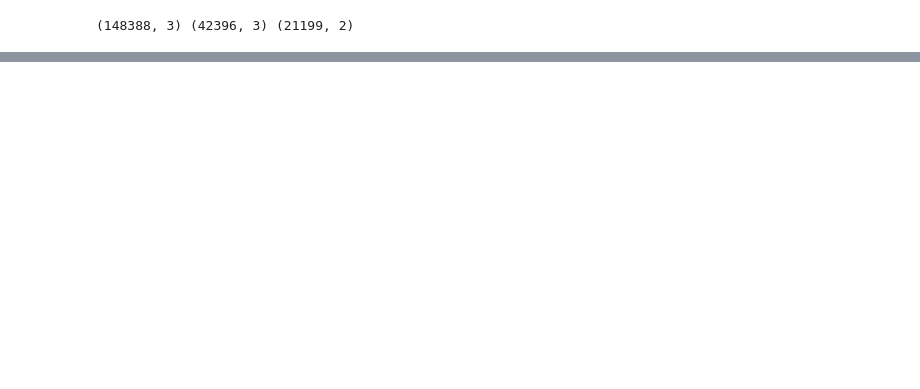
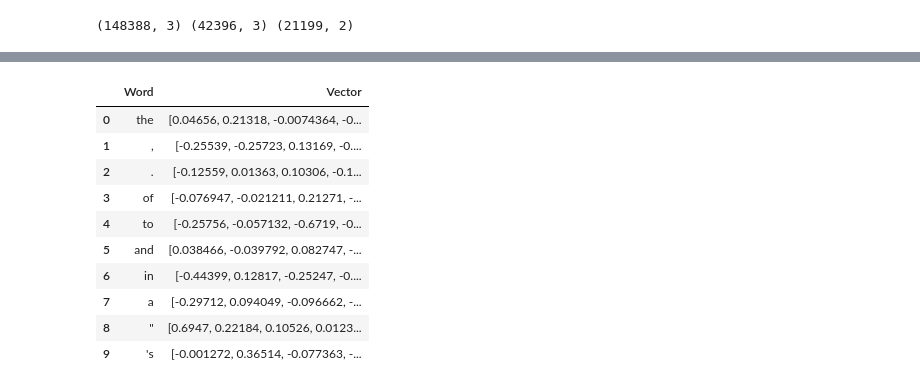
Before and after one commit to AntonisZks/Deep-Learning-for-Natural-Language-Processing, a Jupyter notebook: Notebooks/feed_forward_neural_network.ipynb, the cells around one changed output, grey strips where cells are left out. Saved outputs shown, nothing was run; the diff lists cells and outputs as text; code cells hidden in the pictures; blank space fills up the shorter version.

Commit message:
Downloaded glove w2v

```diff
--- a/Notebooks/feed_forward_neural_network.ipynb
+++ b/Notebooks/feed_forward_neural_network.ipynb
@@ -136,0 +178,61 @@ Stopwords were removed in 18.365330934524536 seconds.
+# %%
+import numpy as np
+
+embeddings_dim = 300
+
+def load_glove(glove_path):
+  embeddings = {}
+  with open(glove_path, 'r', encoding='utf-8') as f:
+    for line in f:
+      values = line.split()
+      word = values[0]
+      vector = np.asarray(values[1:], dtype='float32')
+      embeddings[word] = vector
+
+  return embeddings
+
+glove_path = f'glove.6B.{embeddings_dim}d.txt'
+embeddings = load_glove(glove_path)
+# %%
+def get_w2v_dictionary(glove_path, num_words=22):
+  dictionary = {}
+
+  # Try to open the file and read the first num_words lines and store them in the dictionary
+  try:
+    with open(glove_path, 'r', encoding='utf-8') as f:
+      for i, line in enumerate(f):
+        if i >= num_words:
+          break
+        parts = line.strip().split()
+        word = parts[0]
+        vector = list(map(float, parts[1:]))
+        dictionary[word] = f"[{', '.join(map(str, vector))}]"
+
+  # Handle the case where the file cannot be opened or is not found
+  except Exception as e:
+    print(f"Error: File {glove_path} not found or cannot be opened.")
+
+  return dictionary
+
+# Read the contents of the glove file and store them in a dictionary
+glove_path = f'glove.6B.{embeddings_dim}d.txt'
+w2v_dictionary = get_w2v_dictionary(glove_path, num_words=22)
+
+# Create a dataframe from the dictionary
+w2v_df = pd.DataFrame.from_dict(w2v_dictionary, orient='index')
+w2v_df.reset_index(inplace=True)
+w2v_df.columns = ['Word', 'Vector']
+
+w2v_df.head(10)
+# %% [output]
+|  | Word | Vector |
+| 0 | the | [0.04656, 0.21318, -0.0074364, -0... |
+| 1 | , | [-0.25539, -0.25723, 0.13169, -0.... |
+| 2 | . | [-0.12559, 0.01363, 0.10306, -0.1... |
+| 3 | of | [-0.076947, -0.021211, 0.21271, -... |
+| 4 | to | [-0.25756, -0.057132, -0.6719, -0... |
+| 5 | and | [0.038466, -0.039792, 0.082747, -... |
+| 6 | in | [-0.44399, 0.12817, -0.25247, -0.... |
+| 7 | a | [-0.29712, 0.094049, -0.096662, -... |
+| 8 | " | [0.6947, 0.22184, 0.10526, 0.0123... |
+| 9 | 's | [-0.001272, 0.36514, -0.077363, -... |
```
Also changed, not shown: parts of 11 cells of this notebook, 2 other files.
